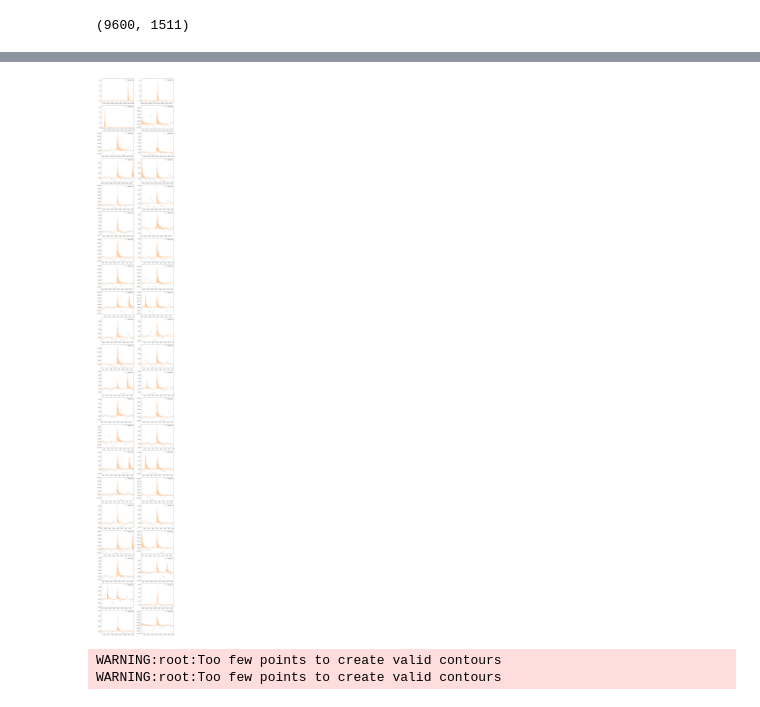
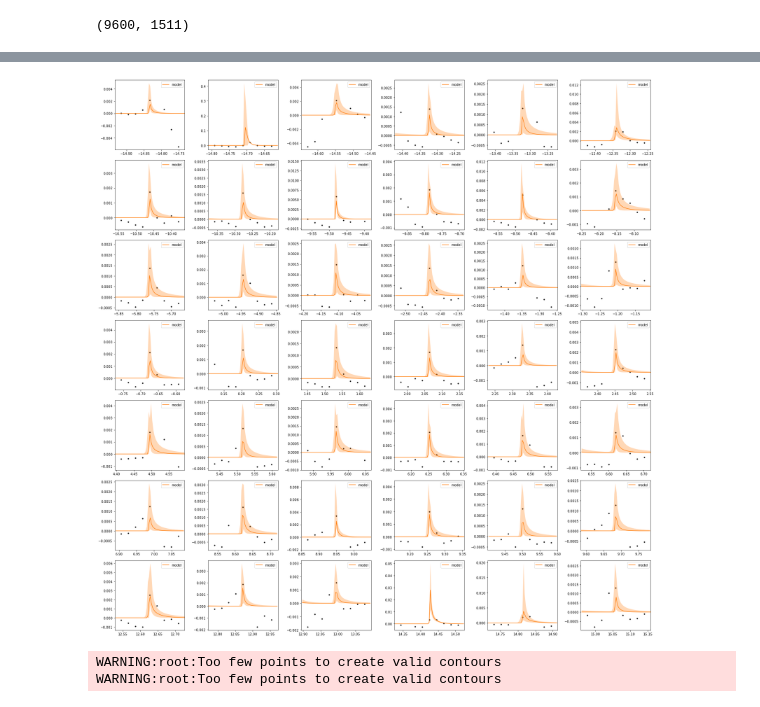
Before and after one commit to exoclam/epic-246301900, a Jupyter notebook: xoflares-epic246301900-pre-flare-gp.ipynb, the cells around one changed output, grey strips where cells are left out. Cells and saved outputs as stored; diff of their text form; code cells hidden in the pictures.

```diff
--- a/xoflares-epic246301900-pre-flare-gp.ipynb
+++ b/xoflares-epic246301900-pre-flare-gp.ipynb
@@ -226,7 +226,7 @@ norm_yerr = normalize_flux(pre.PDCSAP_FLUX_ERR)
 print(norm_y)
 print(norm_yerr) # how to deal with errors in normalized time series?
 
-smooth = savgol_filter(norm_y, 13, polyorder=3)
+smooth = savgol_filter(norm_y, 91, polyorder=3)
 resid = norm_y - smooth
 mask = resid < 1.5*np.sqrt(np.mean(resid**2))
 
@@ -335,3 +338,13 @@ plt.xlim(lc.time.min(), lc.time.max());
 """
 # %% [markdown]
 **Check if times of predicted flares match up**
+# %%
+fig, axes = plt.subplots(ncols=2, nrows=np.ceil(npeaks/2).astype(int), figsize=[12,npeaks])
+axes = axes.flatten()
+for i in range(npeaks):
+    ax = axes[i]
+    ax.plot(x, y)
+    #ax.axvline(tpeaks[i], np.min(y), np.max(y), color='r', linestyle=':')
+    ax.axvline(tpeaks[i], -1, 1, color='r', linestyle=':')
+    ax.set_xlim(tpeaks[i]-0.2, tpeaks[i]+0.2)
+    #ax.set_ylim(np.min(y), np.max(ampls[i]+3))
@@ -640,3 +655,7 @@ pm.summary(trace, varnames= ['logAmpl', 'logFwhm', 'tpeak', 'logs2', 'mean'], )
 trace['flare_lc'].shape
 # %% [output]
 (9600, 1511)
+# %%
+# why do some subplots seem to go on for miles above?
+timemask_t_plot = (t_plot >= tpeaks[0]-0.1) * (t_plot < tpeaks[0]+0.1)
+plt.plot(t_plot[timemask_t_plot], flc_plot[1][timemask_t_plot], label="model", color="C1")
@@ -643,26 +665,26 @@ trace['flare_lc'].shape
 # %%
 flc_plot =  np.percentile(trace['flare_lc_pred'], [5, 50, 95], axis=0)
-fig, axes = plt.subplots(ncols=2, nrows=np.ceil(npeaks/2).astype(int), figsize=[12,npeaks*2])
+fig, axes = plt.subplots(ncols=6, nrows=np.ceil(npeaks/6).astype(int), figsize=[24,24])
 axes = axes.flatten()
 for i in range(npeaks):
-    timemask_t_plot = (t_plot >= tpeaks[i]-0.2) * (t_plot < tpeaks[i]+0.2)
-    timemask = (x >= tpeaks[i]-0.2) * (x < tpeaks[i]+0.2)
+    timemask_t_plot = (t_plot >= tpeaks[i]-0.1) * (t_plot < tpeaks[i]+0.1)
+    timemask = (x >= tpeaks[i]-0.1) * (x < tpeaks[i]+0.1)
     ax = axes[i]
     ax.plot(x[timemask], y[timemask], '.k')
-    ax.plot(t_plot[timemask_t_plot], flc_plot[1][timemask_t_plot], label="model_pred", color="C1", zorder=1001)
+    ax.plot(t_plot[timemask_t_plot], flc_plot[1][timemask_t_plot], label="model", color="C1")
     art = ax.fill_between(t_plot[timemask_t_plot],
                           flc_plot[0][timemask_t_plot],
                           flc_plot[2][timemask_t_plot], color="C1", alpha=0.3,
                                zorder=1000)
     art.set_edgecolor("none")
-    ax.set_xlim(tpeaks[i]-0.2, tpeaks[i]+0.2)
+    ax.set_xlim(tpeaks[i]-0.1, tpeaks[i]+0.1)
     #ax.set_ylim(np.min(y[timemask]) - 1, 1 + np.max(y[timemask]))
     ax.legend()
 
 fig.tight_layout()
 fig.savefig('flare-model-preflare.png')
 # %% [output]
-[figure, old version]
+[figure, new version]
 # %%
 # save out to combine with other two set of flares
 #pd.Series(flc[1]).to_csv('pre-flare-flares.csv', index=False)
```
Also changed, not shown: parts of 17 cells of this notebook, 2 other files.
